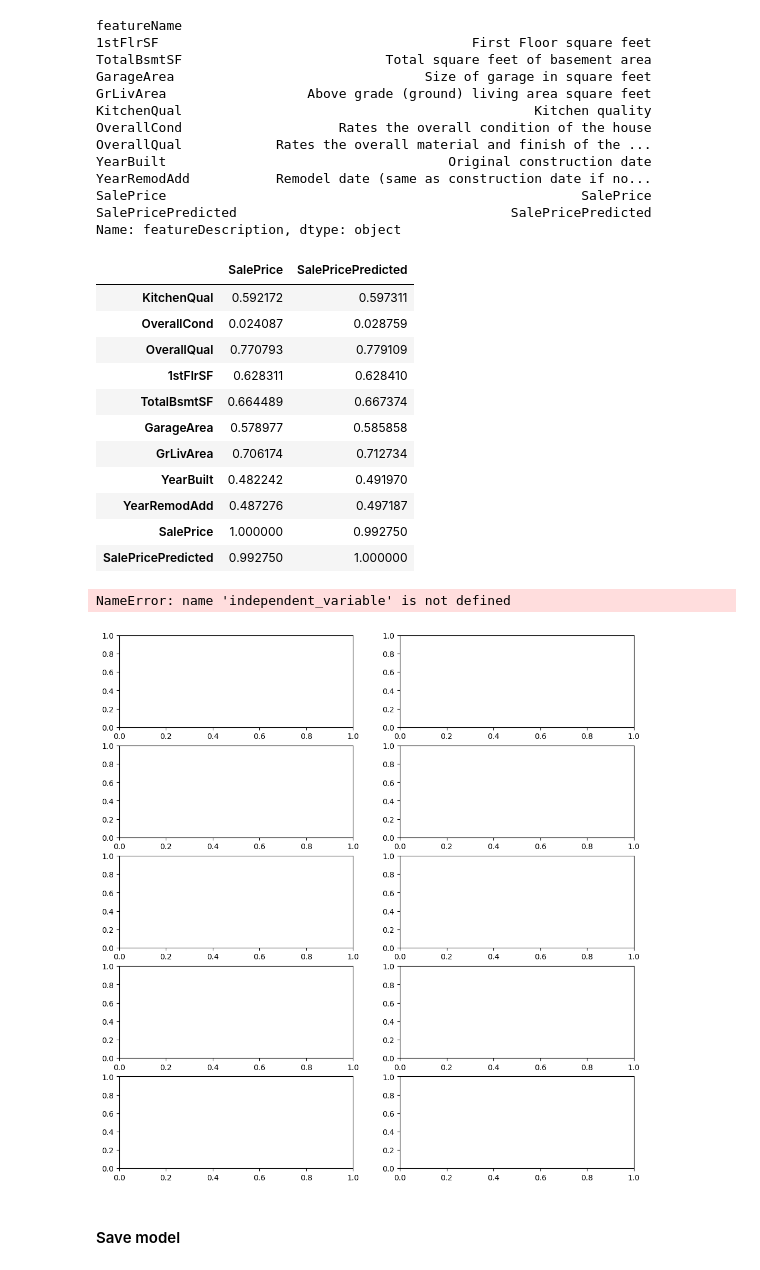
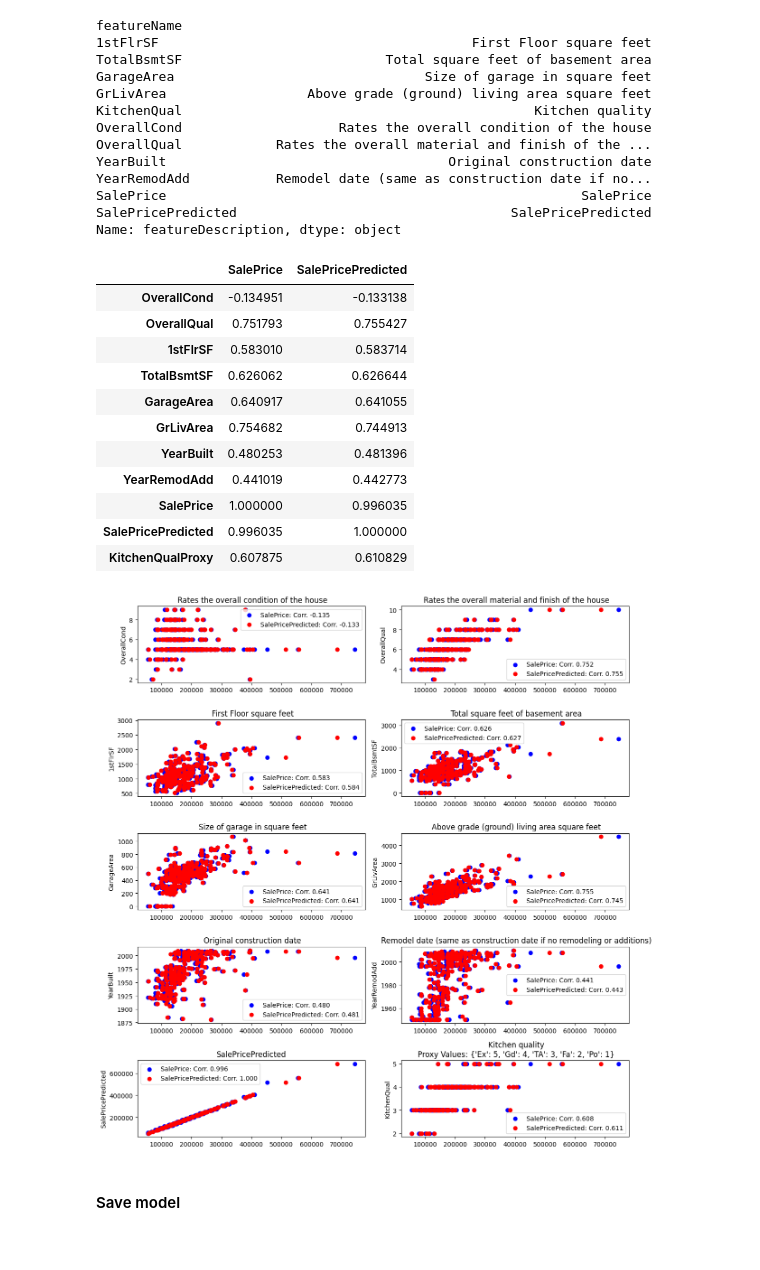
Before and after one commit to fokhrun/heritage_housing, a Jupyter notebook: jupyter_notebooks/model_training.ipynb, the cells around one changed output. Saved outputs shown, nothing was run; the diff lists cells and outputs as text; code cells hidden in the pictures.

```diff
--- a/jupyter_notebooks/model_training.ipynb
+++ b/jupyter_notebooks/model_training.ipynb
@@ -678,13 +698,6 @@ predicted_column = f"{target_column}Predicted"
 test_dataset = housing_records.loc[y_test.index][necessary_columns]
 test_dataset.loc[:, target_column] = y_test
 test_dataset.loc[:, predicted_column] = xgb_main.predict(X_test)
-test_dataset["KitchenQual"] = test_dataset["KitchenQual"].replace({
-    "Ex": 5,
-    "Gd": 4,
-    "Fa": 3,
-    "TA": 2,
-     "Po": 1
-})
 test_dataset = test_dataset.reset_index(drop=True)
 test_dataset.head()
 # %% [output]
@@ -696,0 +710,6 @@ test_dataset.head()
+# %%
+column_to_proxy = "KitchenQual"
+column_proxy_label = f"KitchenQualProxy"
+column_proxy_value = {"Ex": 5, "Gd": 4, "TA": 3, "Fa": 2, "Po": 1}
+test_dataset[column_proxy_label] = test_dataset[column_to_proxy].apply(lambda _: column_proxy_value[_])
+test_dataset.head()
@@ -716,40 +742,43 @@ SalePricePredicted                                   SalePricePredicted
 Name: featureDescription, dtype: object
 # %%
 corr_columns = [target_column, predicted_column]
-correlations = test_dataset.corr()[corr_columns]
+correlations = test_dataset.drop(column_to_proxy, axis=1).corr()[corr_columns]
 correlations
 # %% [output]
 |  | SalePrice | SalePricePredicted |
-| KitchenQual | 0.592172 | 0.597311 |
-| OverallCond | 0.024087 | 0.028759 |
-| OverallQual | 0.770793 | 0.779109 |
-| 1stFlrSF | 0.628311 | 0.628410 |
-| TotalBsmtSF | 0.664489 | 0.667374 |
-| GarageArea | 0.578977 | 0.585858 |
-| GrLivArea | 0.706174 | 0.712734 |
-| YearBuilt | 0.482242 | 0.491970 |
-| YearRemodAdd | 0.487276 | 0.497187 |
-| SalePrice | 1.000000 | 0.992750 |
-| SalePricePredicted | 0.992750 | 1.000000 |
+| OverallCond | -0.134951 | -0.133138 |
+| OverallQual | 0.751793 | 0.755427 |
+| 1stFlrSF | 0.583010 | 0.583714 |
+| TotalBsmtSF | 0.626062 | 0.626644 |
+| GarageArea | 0.640917 | 0.641055 |
+| GrLivArea | 0.754682 | 0.744913 |
+| YearBuilt | 0.480253 | 0.481396 |
+| YearRemodAdd | 0.441019 | 0.442773 |
+| SalePrice | 1.000000 | 0.996035 |
+| SalePricePredicted | 0.996035 | 1.000000 |
+| KitchenQualProxy | 0.607875 | 0.610829 |
 # %%
-plot_columns = [var for var in test_dataset.columns if var != target_column]
+plot_columns = [var for var in test_dataset.columns if var not in [target_column, column_to_proxy]]
 colors = ["blue", "red"]
 plot_column_num = 2
 plot_row_num = int(len(plot_columns) / plot_column_num)
 fig, axs = plt.subplots(plot_row_num, plot_column_num, figsize=(12, 2.5 * plot_row_num))
 
 for idx, independent_var in enumerate(plot_columns):
     ax = axs[int(idx / plot_column_num)][idx % plot_column_num]
     for dependent_var, color in zip([target_column, predicted_column], colors):
-        corr = correlations.loc[independent_variable, dependent_var]
+        corr = correlations.loc[independent_var, dependent_var]
         title = f"{dependent_var}: Corr. {corr:.3f}"
         ax.scatter(test_dataset[dependent_var], test_dataset[independent_var], color=color, label=title)
-    ax.set_title(titles.loc[independent_var])
-    ax.set_ylabel(independent_var)
+    if independent_var == column_proxy_label:
+        ax.set_title(f"{titles.loc[column_to_proxy]}\n Proxy Values: {column_proxy_value}")
+        ax.set_ylabel(column_to_proxy)
+    else:
+        ax.set_title(titles.loc[independent_var])
+        ax.set_ylabel(independent_var)
     ax.legend()
 plt.tight_layout()
 plt.show()
 fig.savefig(prediction_correlation_path)
 # %% [output]
-NameError: name 'independent_variable' is not defined
-[figure, old version]
+[figure, new version]
```
Also changed, not shown: parts of 12 cells of this notebook, 3 other files.
